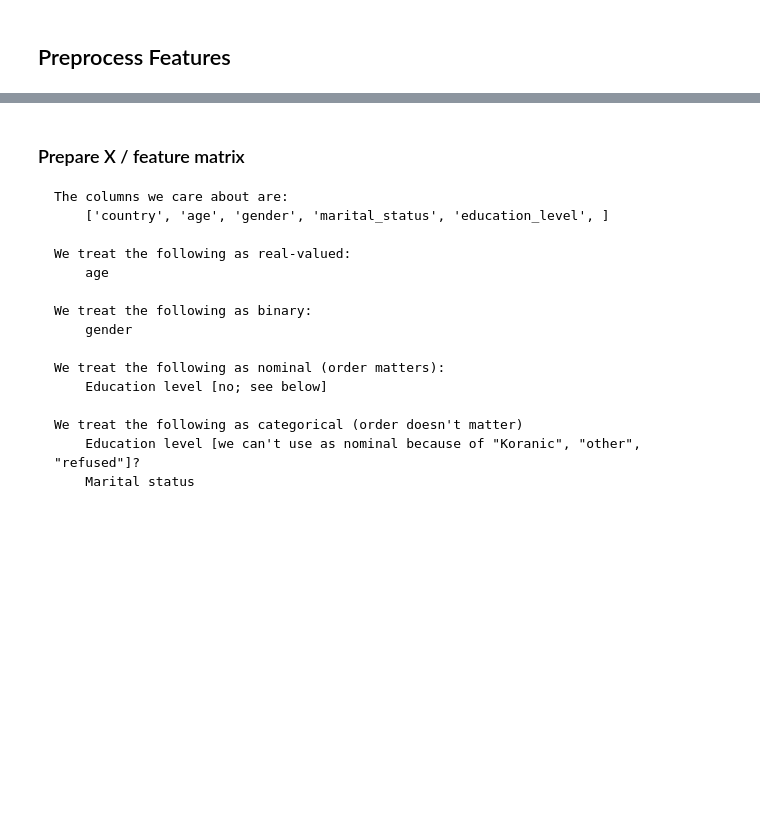
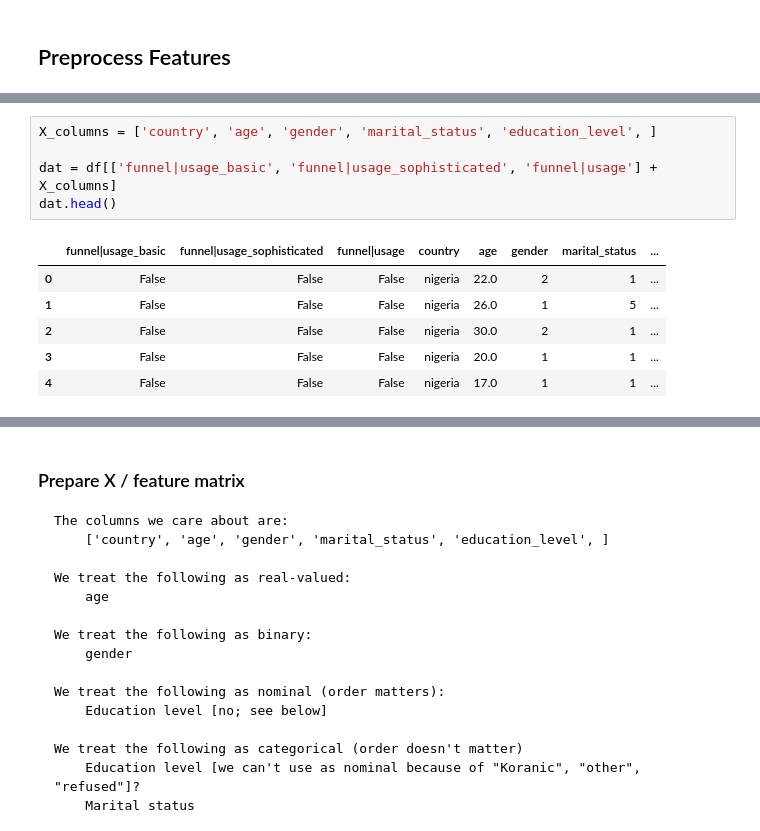
Before and after one commit to cturner500/DoPLER, a Jupyter notebook: funnel_analysis.ipynb, the cells around one changed output, grey strips where cells are left out. Saved outputs shown, nothing was run; the diff lists cells and outputs as text; blank space fills up the shorter version.

```diff
--- a/funnel_analysis.ipynb
+++ b/funnel_analysis.ipynb
@@ -968,0 +950,12 @@ writing to file: Data/derived_data/funnel_steps_20161006.csv
+# %%
+X_columns = ['country', 'age', 'gender', 'marital_status', 'education_level', ]
+
+dat = df[['funnel|usage_basic', 'funnel|usage_sophisticated', 'funnel|usage'] + X_columns]
+dat.head()
+# %% [output]
+|  | funnel|usage_basic | funnel|usage_sophisticated | funnel|usage | country | age | gender | marital_status | ... |
+| 0 | False | False | False | nigeria | 22.0 | 2 | 1 | ... |
+| 1 | False | False | False | nigeria | 26.0 | 1 | 5 | ... |
+| 2 | False | False | False | nigeria | 30.0 | 2 | 1 | ... |
+| 3 | False | False | False | nigeria | 20.0 | 1 | 1 | ... |
+| 4 | False | False | False | nigeria | 17.0 | 1 | 1 | ... |
```
Also changed, not shown: parts of 13 cells of this notebook, 3 other files.
